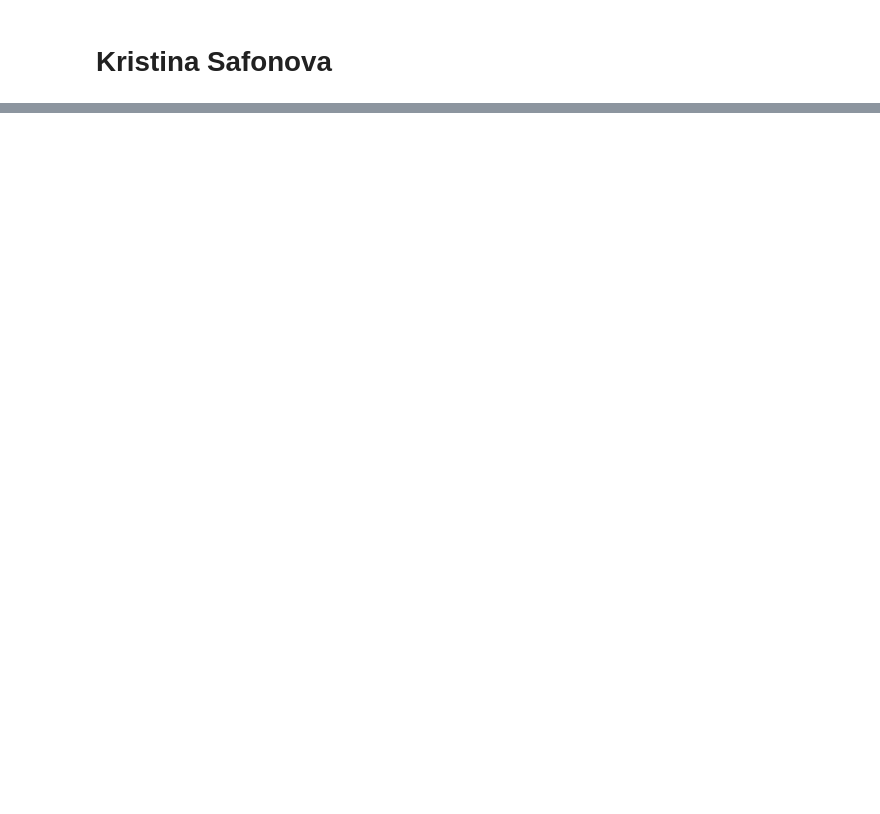
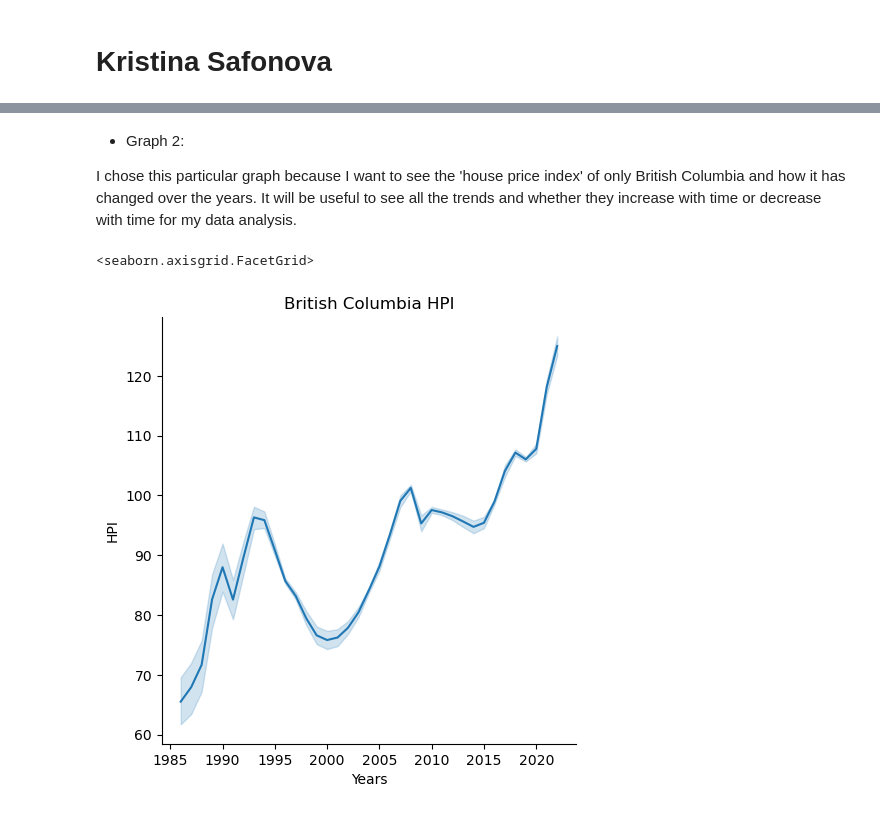
Before and after one commit to ubco-W2022T1-cosc301/group13, a Jupyter notebook: notebooks/analysis2.ipynb, the cells around one changed output, grey strips where cells are left out. Cells and saved outputs as stored; diff of their text form; code cells hidden in the pictures; blank space fills up the shorter version.

```diff
--- a/notebooks/analysis2.ipynb
+++ b/notebooks/analysis2.ipynb
@@ -16,0 +47,5 @@ Requirement already satisfied: six>=1.5 in /Users/kristina/opt/miniconda3/lib/py
+# %%
+file2 = ("../data/raw/hpi_by_region.csv")
+
+dataset_hpi_by_region = pd.read_csv(file2)
+dataset_hpi_by_region
@@ -41,0 +250,9 @@ dataset
+# %% [markdown]
+- Graph 2:
+
+I chose this particular graph because I want to see the 'house price index' of only British Columbia and how it has changed over the years. It will be useful to see all the trends and whether they increase with time or decrease with time for my data analysis.
+# %%
+sns.relplot(data=dataset_hpi_by_region, x="year", y="British Columbia ", kind="line").set(title="British Columbia HPI", ylabel="HPI", xlabel="Years")
+# %% [output]
+<seaborn.axisgrid.FacetGrid>
+[figure, added]
```
Also changed, not shown: parts of 45 cells of this notebook.
